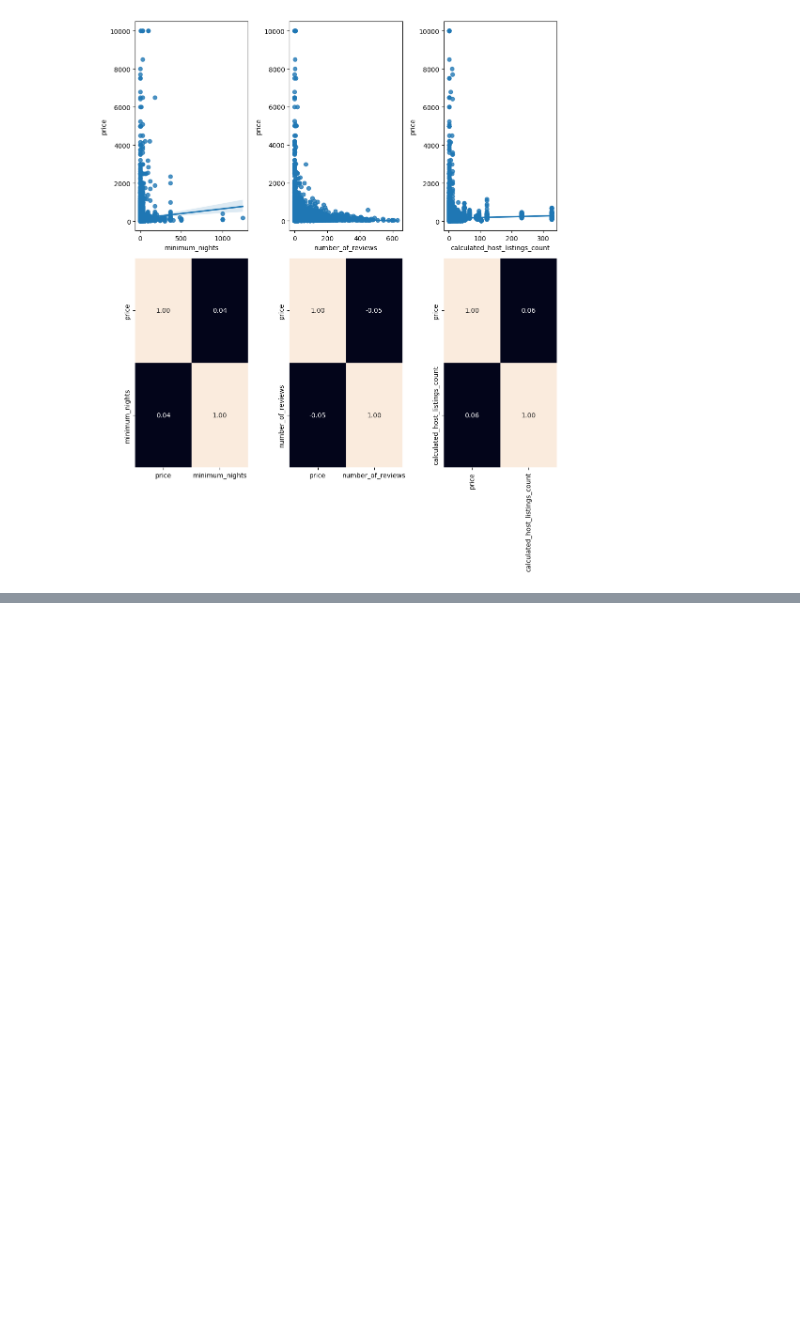
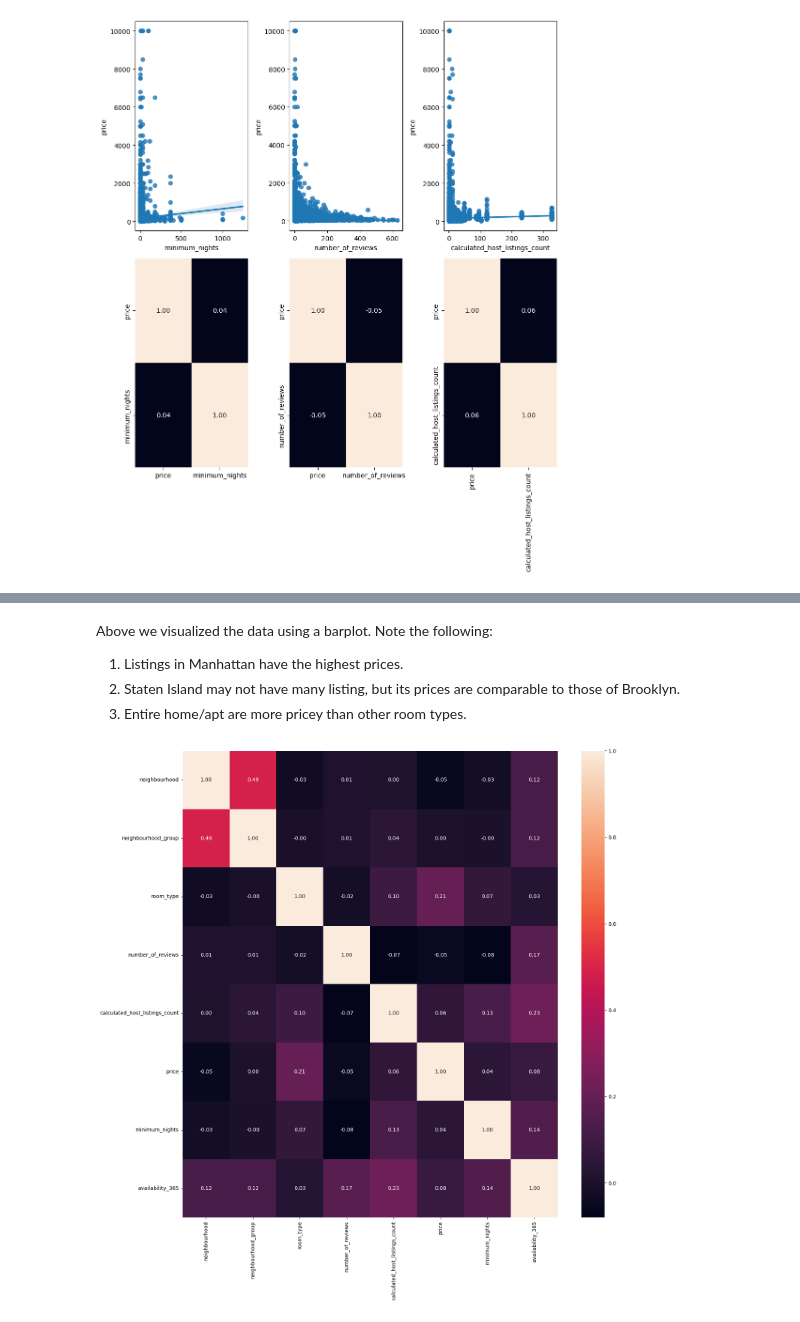
Before and after one commit to 4GeeksAcademy/Dansah2_machine-learning-python-template, a Jupyter notebook: src/explore.ipynb, the cells around one changed output, grey strips where cells are left out. Cells and saved outputs as stored; diff of their text form; code cells hidden in the pictures; blank space fills up the shorter version.

```diff
--- a/src/explore.ipynb
+++ b/src/explore.ipynb
@@ -153,0 +205,20 @@ plt.show()
+# %% [markdown]
+Above we visualized the data using a barplot. Note the following:
+1) Listings in Manhattan have the highest prices.
+2) Staten Island may not have many listing, but its prices are comparable to those of Brooklyn.
+3) Entire home/apt are more pricey than other room types.
+# %%
+raw_data['neighbourhood_group'] = pd.factorize(raw_data['neighbourhood_group'])[0]
+raw_data['room_type'] = pd.factorize(raw_data['room_type'])[0]
+raw_data['neighbourhood'] = pd.factorize(raw_data['neighbourhood'])[0]
+
+fig, axis = plt.subplots(figsize=(15, 15))
+
+sns.heatmap(raw_data[['neighbourhood', 'neighbourhood_group', 'room_type', 'number_of_reviews',
+                      'calculated_host_listings_count', 'price', 'minimum_nights', 'availability_365']].corr(), annot=True, fmt='.2f')
+
+plt.tight_layout()
+
+plt.show()
+# %% [output]
+[figure, added]
```
Also changed, not shown: parts of 34 cells of this notebook, 1 other file.
